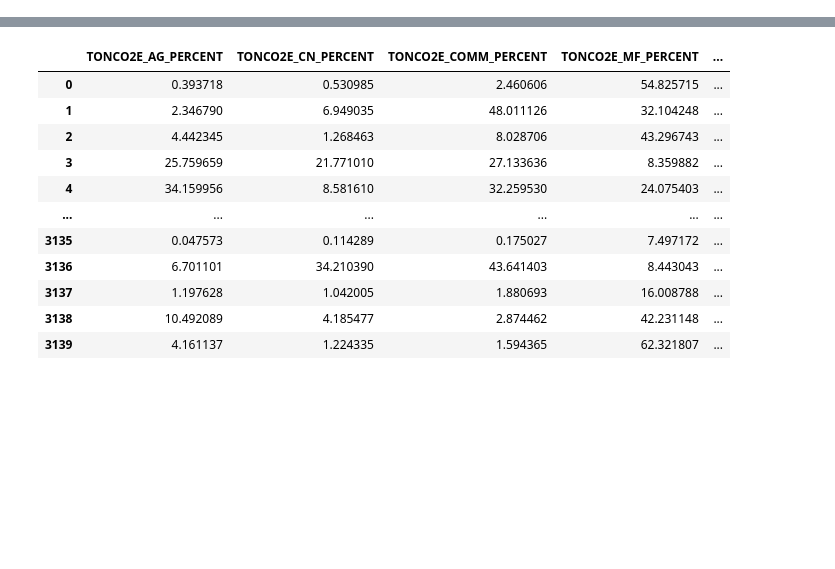
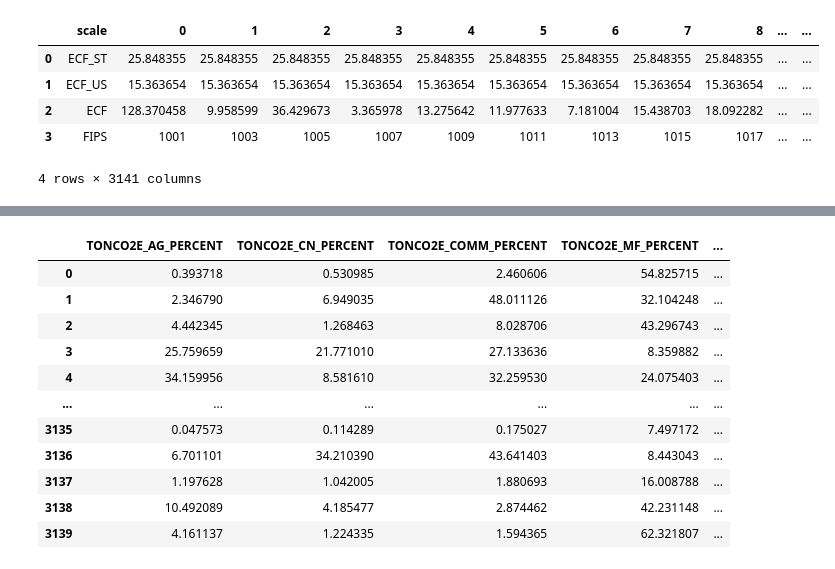
Before and after one commit to paulsizaire/paulsizaire.github.io, a Jupyter notebook: socio_data_processing.ipynb, the cells around one changed output, grey strips where cells are left out. Cells and saved outputs as stored; diff of their text form; code cells hidden in the pictures; blank space fills up the shorter version.

```diff
--- a/socio_data_processing.ipynb
+++ b/socio_data_processing.ipynb
@@ -18,0 +42,10 @@ array([ 1001,  1003,  1005, ..., 56041, 56043, 56045])
+# %%
+ecf_df = df[ecf_cols].T.reset_index().rename({'index':'scale'},axis=1).fillna(0)
+ecf_df
+# %% [output]
+|  | scale | 0 | 1 | 2 | 3 | 4 | 5 | 6 | 7 | 8 | ... | ... |
+| 0 | ECF_ST | 25.848355 | 25.848355 | 25.848355 | 25.848355 | 25.848355 | 25.848355 | 25.848355 | 25.848355 | 25.848355 | ... | ... |
+| 1 | ECF_US | 15.363654 | 15.363654 | 15.363654 | 15.363654 | 15.363654 | 15.363654 | 15.363654 | 15.363654 | 15.363654 | ... | ... |
+| 2 | ECF | 128.370458 | 9.958599 | 36.429673 | 3.365978 | 13.275642 | 11.977633 | 7.181004 | 15.438703 | 18.092282 | ... | ... |
+| 3 | FIPS | 1001 | 1003 | 1005 | 1007 | 1009 | 1011 | 1013 | 1015 | 1017 | ... | ... |
+4 rows × 3141 columns
```
Also changed, not shown: parts of 17 cells of this notebook, 6 other files.
